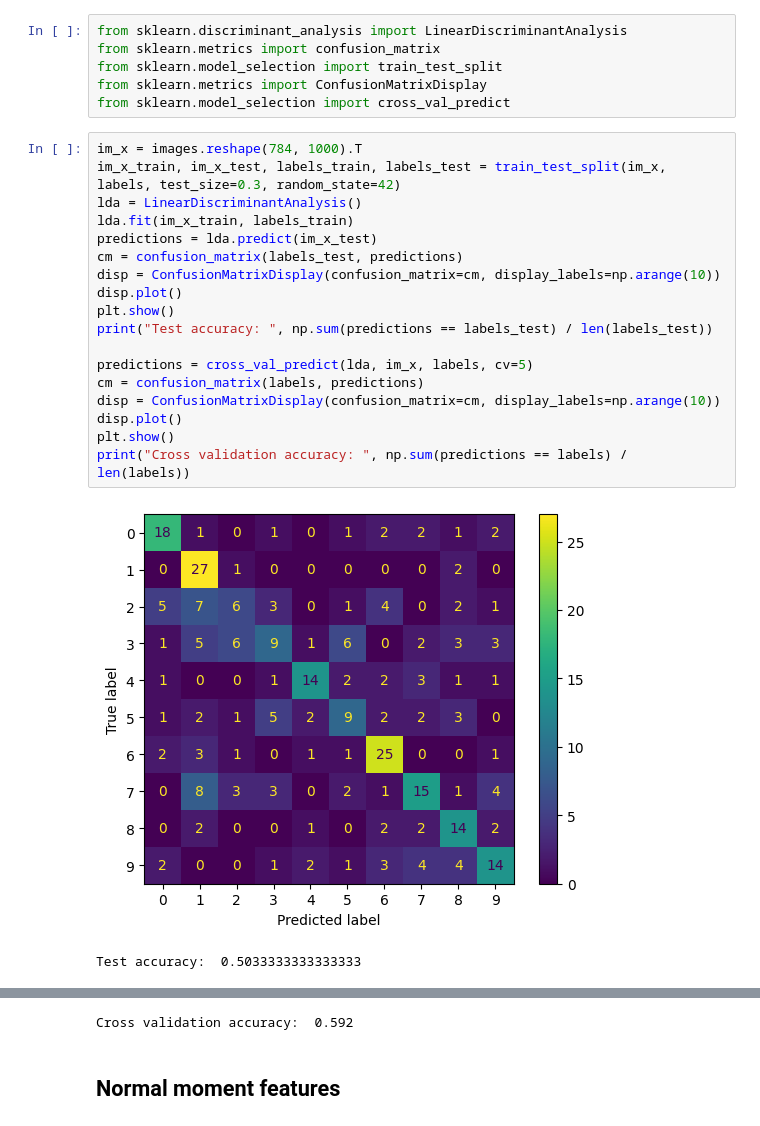
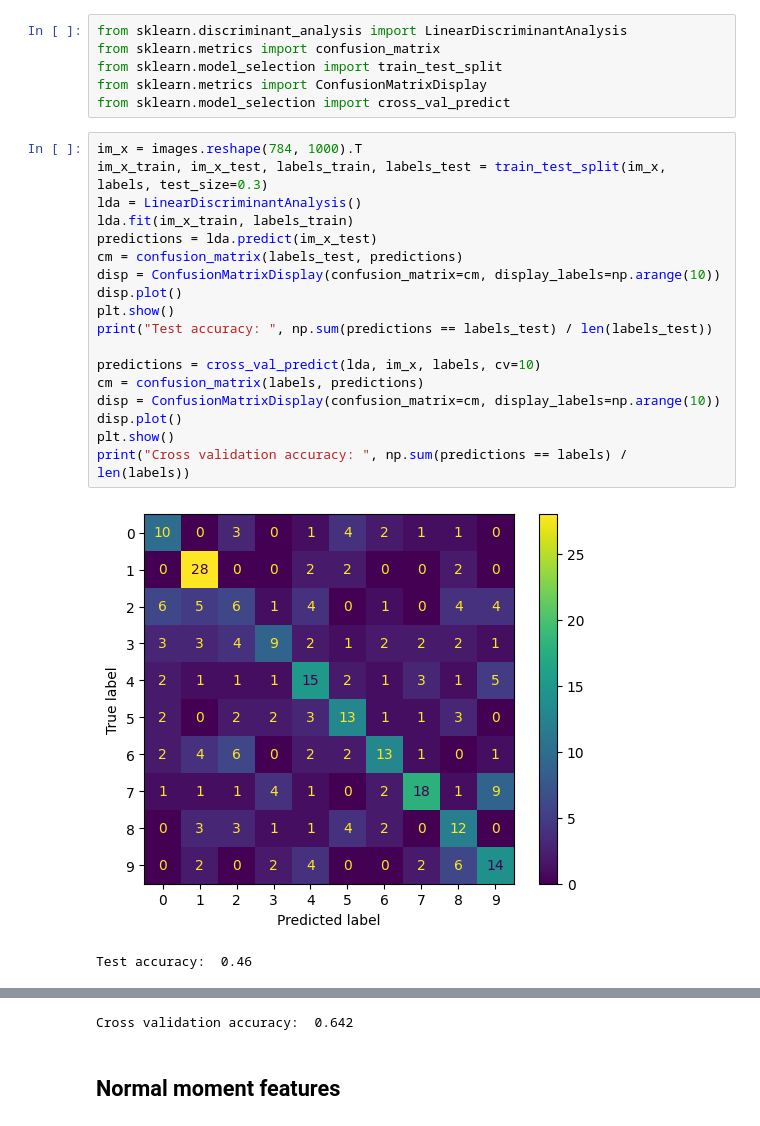
Before and after one commit to spjoliver/TMS016_DOG, a Jupyter notebook: Part 1/Lab5.ipynb, the cells around one changed output, grey strips where cells are left out. Saved outputs shown, nothing was run; the diff lists cells and outputs as text.

```diff
--- a/Part 1/Lab5.ipynb
+++ b/Part 1/Lab5.ipynb
@@ -64,22 +104,22 @@ from sklearn.metrics import ConfusionMatrixDisplay
 from sklearn.model_selection import cross_val_predict
 # %%
 im_x = images.reshape(784, 1000).T
-im_x_train, im_x_test, labels_train, labels_test = train_test_split(im_x, labels, test_size=0.3, random_state=42)
+im_x_train, im_x_test, labels_train, labels_test = train_test_split(im_x, labels, test_size=0.3)
 lda = LinearDiscriminantAnalysis()
 lda.fit(im_x_train, labels_train)
 predictions = lda.predict(im_x_test)
 cm = confusion_matrix(labels_test, predictions)
 disp = ConfusionMatrixDisplay(confusion_matrix=cm, display_labels=np.arange(10))
 disp.plot()
 plt.show()
 print("Test accuracy: ", np.sum(predictions == labels_test) / len(labels_test))
 
-predictions = cross_val_predict(lda, im_x, labels, cv=5)
+predictions = cross_val_predict(lda, im_x, labels, cv=10)
 cm = confusion_matrix(labels, predictions)
 disp = ConfusionMatrixDisplay(confusion_matrix=cm, display_labels=np.arange(10))
 disp.plot()
 plt.show()
 print("Cross validation accuracy: ", np.sum(predictions == labels) / len(labels))
 # %% [output]
-[figure, old version]
+[figure, new version]
-Test accuracy:  0.5033333333333333
+Test accuracy:  0.46
@@ -87,4 +127,4 @@ Test accuracy:  0.5033333333333333
-Cross validation accuracy:  0.592
+Cross validation accuracy:  0.642
 # %% [markdown]
 ## Normal moment features
 # %%
```
Also changed, not shown: parts of 20 cells of this notebook, 1 other file.
